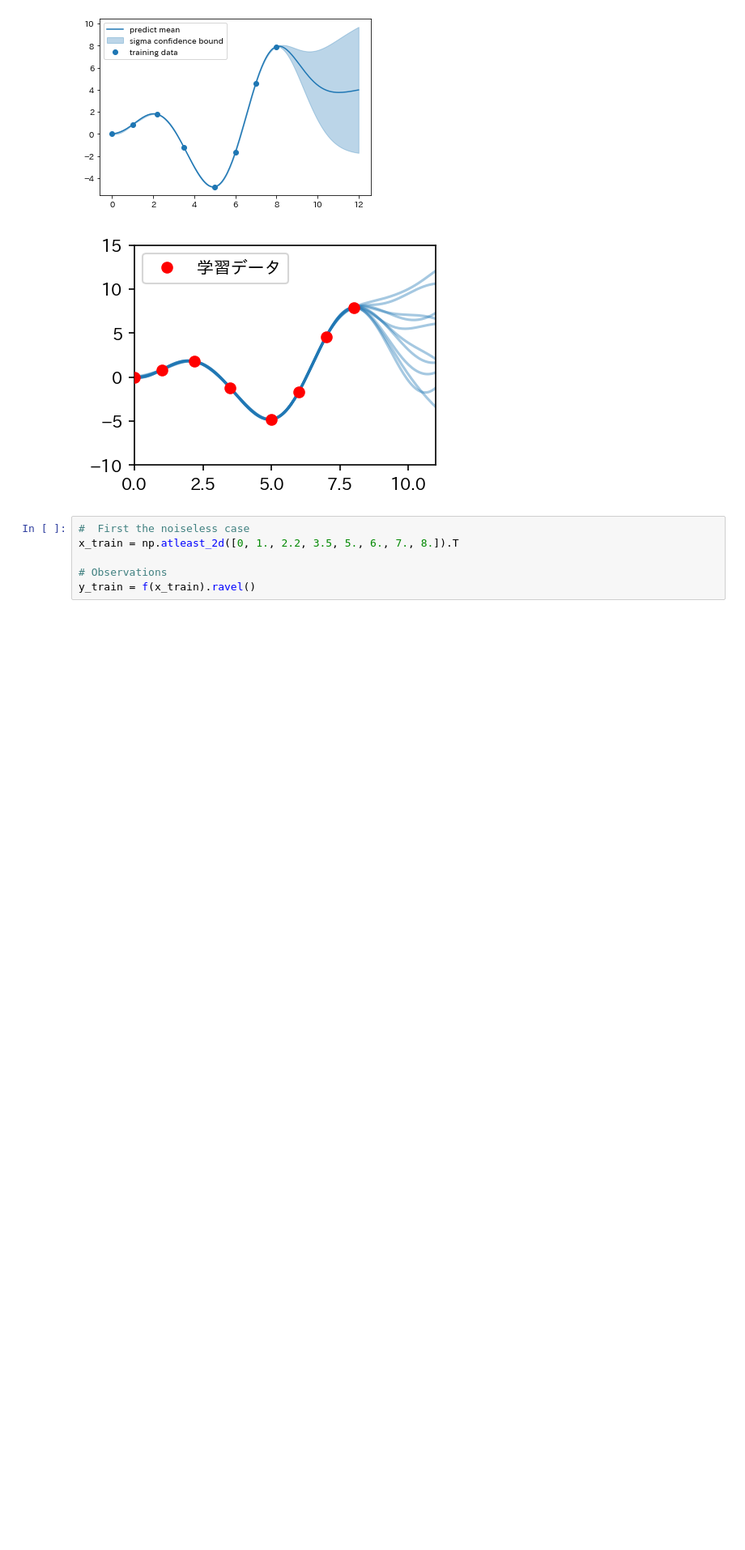
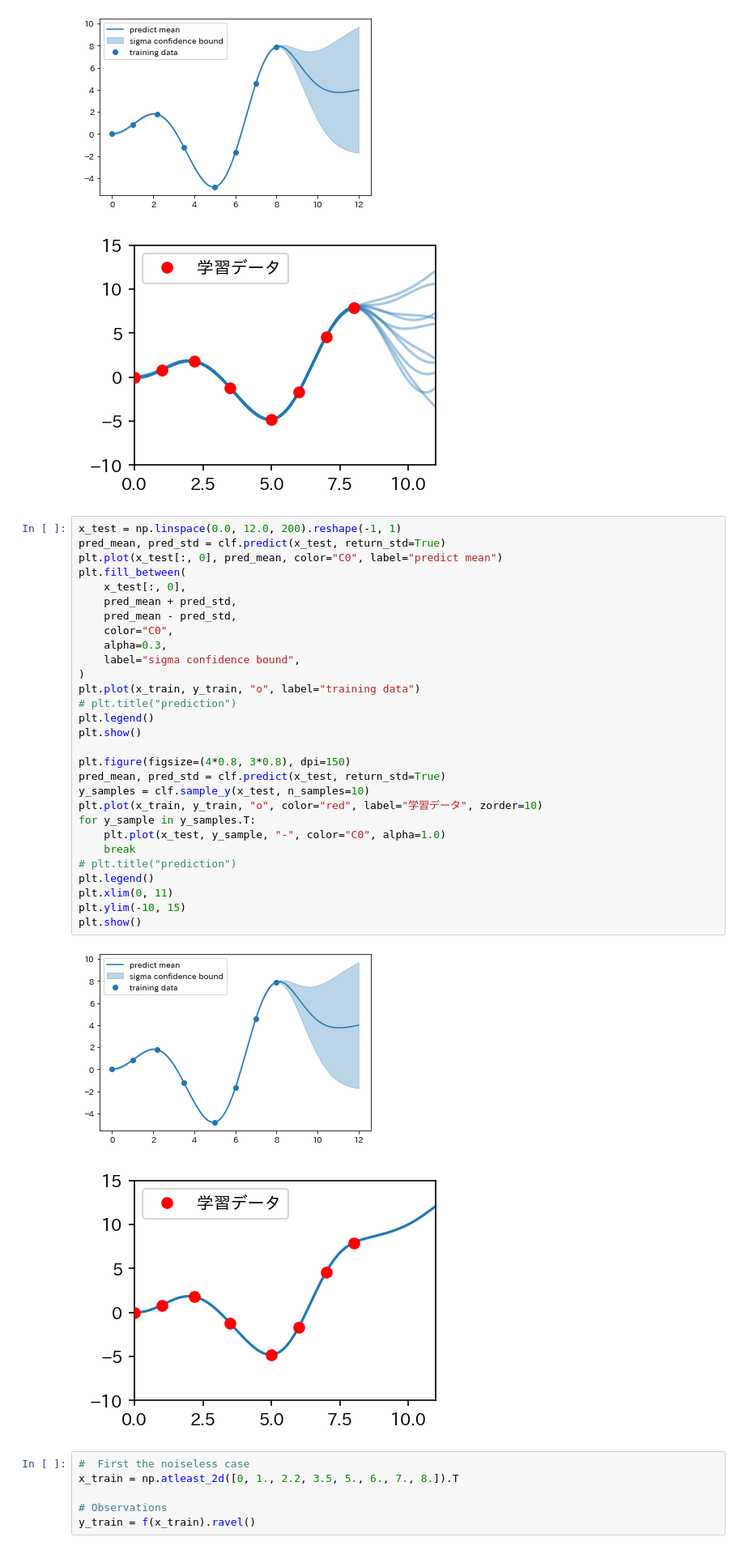
Before and after one commit to nkgvl/figures, a Jupyter notebook: gaussian process figure.ipynb, the cells around one changed output. Shown at 81% size. Drawn from its saved outputs; the diff is of its cells as text; blank space fills up the shorter version.

```diff
--- a/gaussian process figure.ipynb
+++ b/gaussian process figure.ipynb
@@ -134,6 +134,38 @@ plt.show()
 # %% [output]
 [figure]
 [figure]
+# %%
+x_test = np.linspace(0.0, 12.0, 200).reshape(-1, 1)
+pred_mean, pred_std = clf.predict(x_test, return_std=True)
+plt.plot(x_test[:, 0], pred_mean, color="C0", label="predict mean")
+plt.fill_between(
+    x_test[:, 0],
+    pred_mean + pred_std,
+    pred_mean - pred_std,
+    color="C0",
+    alpha=0.3,
+    label="sigma confidence bound",
+)
+plt.plot(x_train, y_train, "o", label="training data")
+# plt.title("prediction")
+plt.legend()
+plt.show()
+
+plt.figure(figsize=(4*0.8, 3*0.8), dpi=150)
+pred_mean, pred_std = clf.predict(x_test, return_std=True)
+y_samples = clf.sample_y(x_test, n_samples=10)
+plt.plot(x_train, y_train, "o", color="red", label="学習データ", zorder=10)
+for y_sample in y_samples.T:
+    plt.plot(x_test, y_sample, "-", color="C0", alpha=1.0)
+    break
+# plt.title("prediction")
+plt.legend()
+plt.xlim(0, 11)
+plt.ylim(-10, 15)
+plt.show()
+# %% [output]
+[figure, added]
+[figure, added]
 # %%
 #  First the noiseless case
 x_train = np.atleast_2d([0, 1., 2.2, 3.5, 5., 6., 7., 8.]).T
```
